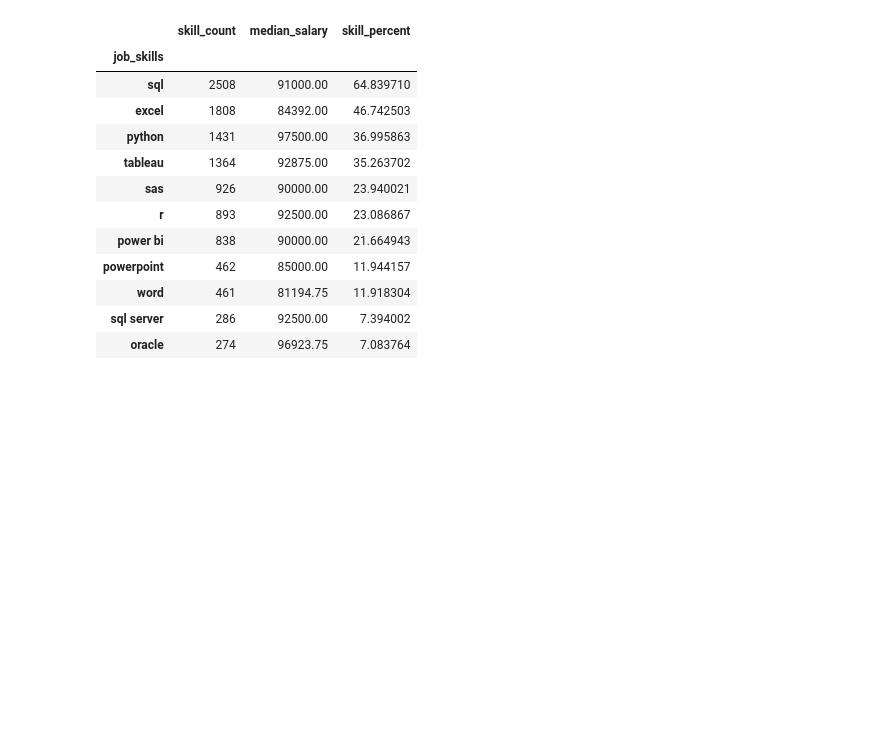
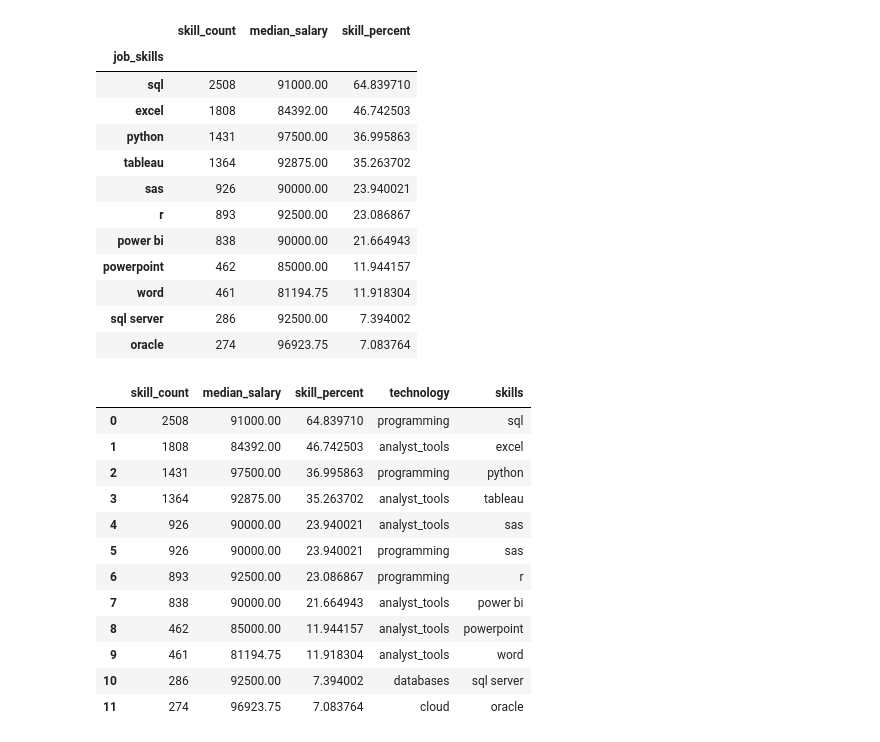
Before and after one commit to Majeed4L9/DATA-JOBS, a Jupyter notebook: PROJECT_1/5_Optimal_Skills.ipynb, the cells around one changed output. Drawn from its saved outputs; the diff is of its cells as text; code cells hidden in the pictures; blank space fills up the shorter version.

```diff
--- a/PROJECT_1/5_Optimal_Skills.ipynb
+++ b/PROJECT_1/5_Optimal_Skills.ipynb
@@ -67,6 +105,24 @@ df_DA_skills_high_demand
 | word | 461 | 81194.75 | 11.918304 |
 | sql server | 286 | 92500.00 | 7.394002 |
 | oracle | 274 | 96923.75 | 7.083764 |
+# %%
+df_plot = df_DA_skills_high_demand.merge(df_technology, left_on = 'job_skills', right_on = 'skills')
+
+df_plot
+# %% [output]
+|  | skill_count | median_salary | skill_percent | technology | skills |
+| 0 | 2508 | 91000.00 | 64.839710 | programming | sql |
+| 1 | 1808 | 84392.00 | 46.742503 | analyst_tools | excel |
+| 2 | 1431 | 97500.00 | 36.995863 | programming | python |
+| 3 | 1364 | 92875.00 | 35.263702 | analyst_tools | tableau |
+| 4 | 926 | 90000.00 | 23.940021 | analyst_tools | sas |
+| 5 | 926 | 90000.00 | 23.940021 | programming | sas |
+| 6 | 893 | 92500.00 | 23.086867 | programming | r |
+| 7 | 838 | 90000.00 | 21.664943 | analyst_tools | power bi |
+| 8 | 462 | 85000.00 | 11.944157 | analyst_tools | powerpoint |
+| 9 | 461 | 81194.75 | 11.918304 | analyst_tools | word |
+| 10 | 286 | 92500.00 | 7.394002 | databases | sql server |
+| 11 | 274 | 96923.75 | 7.083764 | cloud | oracle |
 # %%
 from adjustText import adjust_text
 from matplotlib.ticker import PercentFormatter
```
Also changed, not shown: parts of 3 cells of this notebook, 3 other files.
